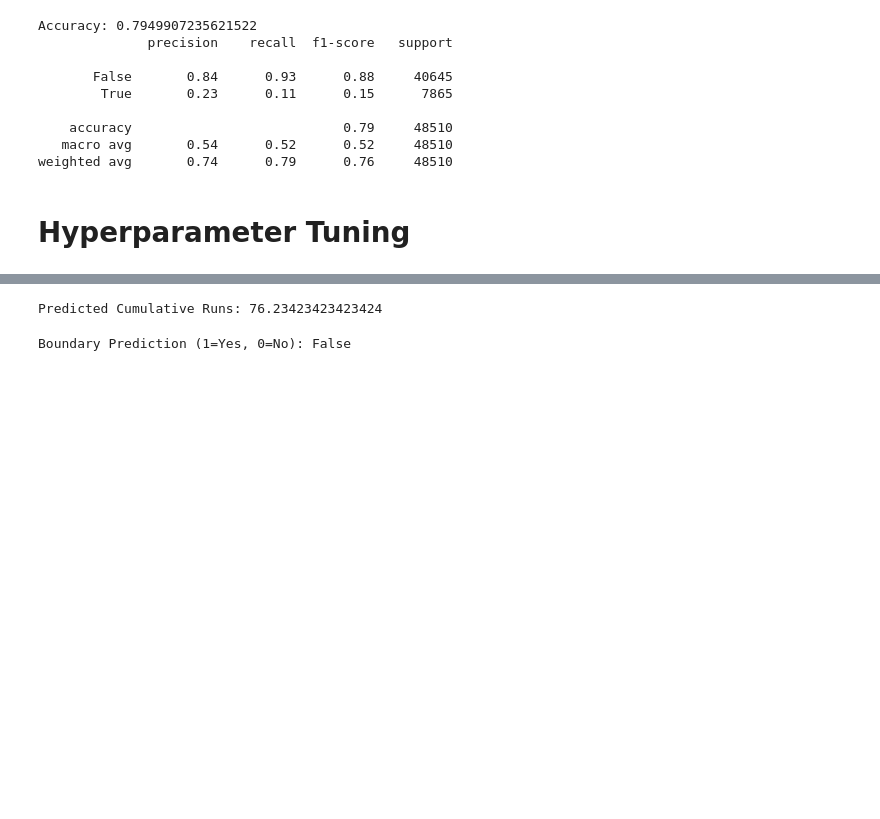
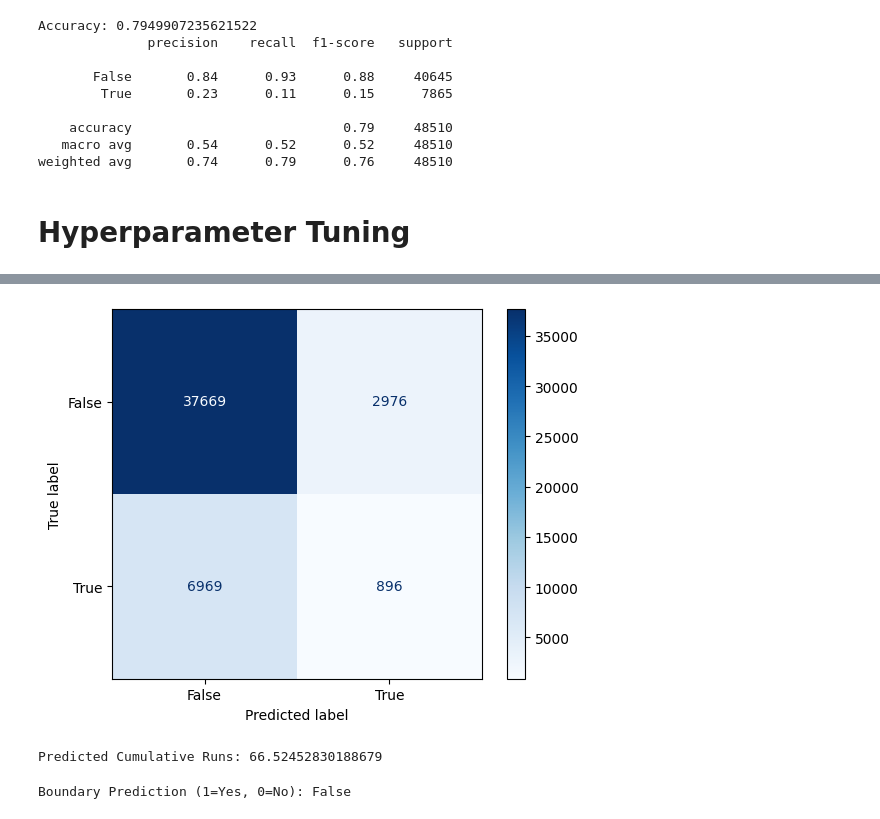
Before and after one commit to amalsalilan/IPL_Infographics_Data_Analytics_-_Data_Visualization_Infosys_Internship_Oct2024, a Jupyter notebook: final_notebook.ipynb, the cells around one changed output, grey strips where cells are left out. Drawn from its saved outputs; the diff is of its cells as text; code cells hidden in the pictures; blank space fills up the shorter version.

```diff
--- a/final_notebook.ipynb
+++ b/final_notebook.ipynb
@@ -1018,8 +1080,17 @@ Accuracy: 0.8389610389610389
     accuracy                           0.84     48510
    macro avg       0.74      0.51      0.47     48510
 weighted avg       0.81      0.84      0.77     48510
+# %%
+from sklearn.metrics import confusion_matrix, ConfusionMatrixDisplay
+rf_classifier.fit(X_train_class, Y_train_class)
+cm = confusion_matrix(Y_test_class, rf_classifier.predict(X_test_class))
+disp = ConfusionMatrixDisplay(confusion_matrix=cm, display_labels=rf_classifier.classes_) # Assuming rf_classifier has classes_ attribute
+disp.plot(cmap='Blues')
+plt.show()
+# %% [output]
+[figure, added]
 # %%
-new_data = pd.DataFrame({
+ol;inew_data = pd.DataFrame({
     'overs_bowled': [10.2],
     'wickets_lost': [2],
     'run_rate': [7.5],
@@ -1029,7 +1100,7 @@ new_data = pd.DataFrame({
 predicted_runs = best_rf_regressor.predict(new_data)
 print(f"Predicted Cumulative Runs: {predicted_runs[0]}")
 # %% [output]
-Predicted Cumulative Runs: 76.23423423423424
+Predicted Cumulative Runs: 66.52452830188679
 # %%
 new_data_class = pd.DataFrame({
     'batsman1_name_encoded': [123],
```
Also changed, not shown: parts of 16 cells of this notebook.
